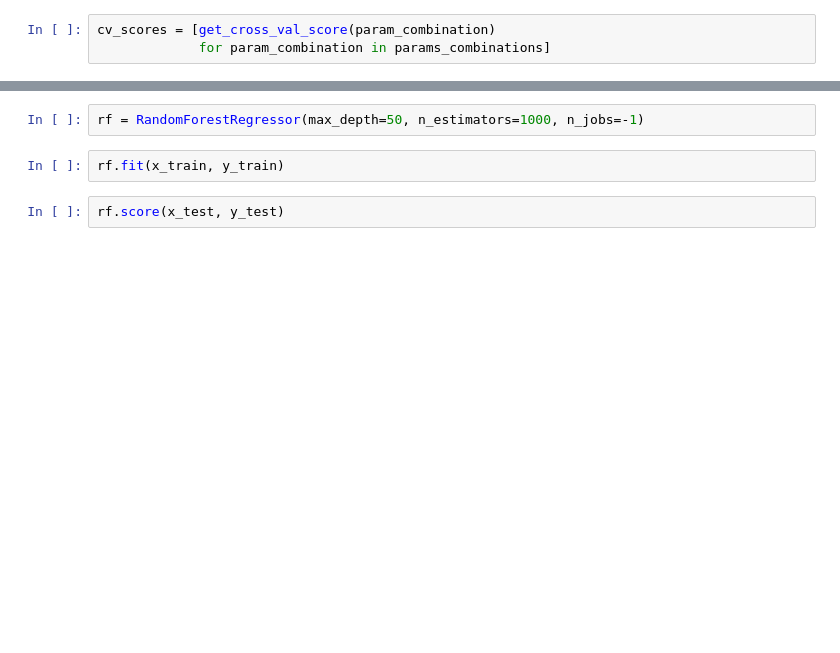
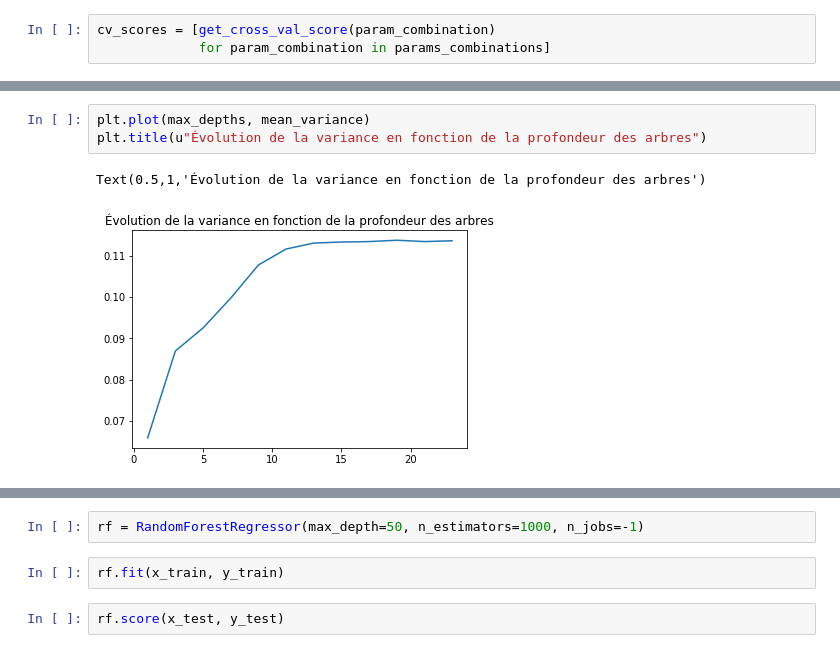
Before and after one commit to vlandeau/data_dojo, a Jupyter notebook: seconde_seance/Correction Modèles Avancés.ipynb, the cells around one changed output, grey strips where cells are left out. Drawn from its saved outputs; the diff is of its cells as text; blank space fills up the shorter version.

```diff
--- a/seconde_seance/Correction Modèles Avancés.ipynb
+++ b/seconde_seance/Correction Modèles Avancés.ipynb
@@ -337,0 +377,6 @@ graphviz.Source(dot_data)
+# %%
+plt.plot(max_depths, mean_variance)
+plt.title(u"Évolution de la variance en fonction de la profondeur des arbres")
+# %% [output]
+Text(0.5,1,'Évolution de la variance en fonction de la profondeur des arbres')
+[figure, added]
```
Also changed, not shown: parts of 32 cells of this notebook.
